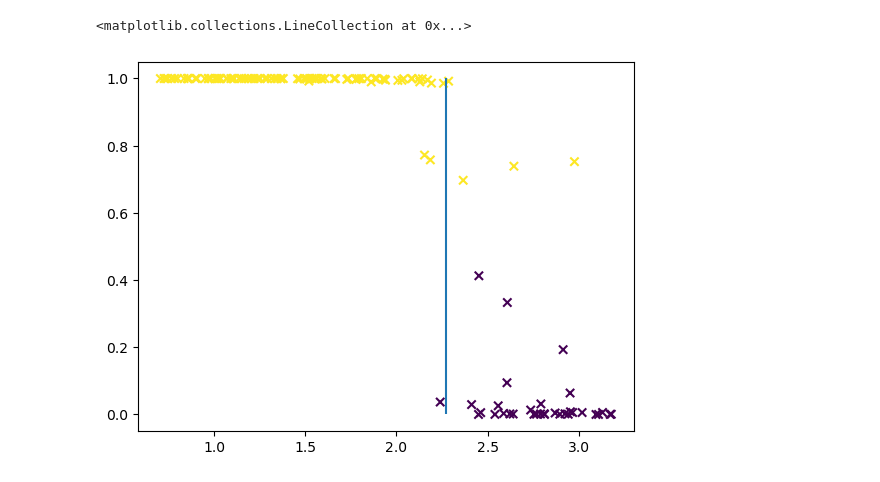
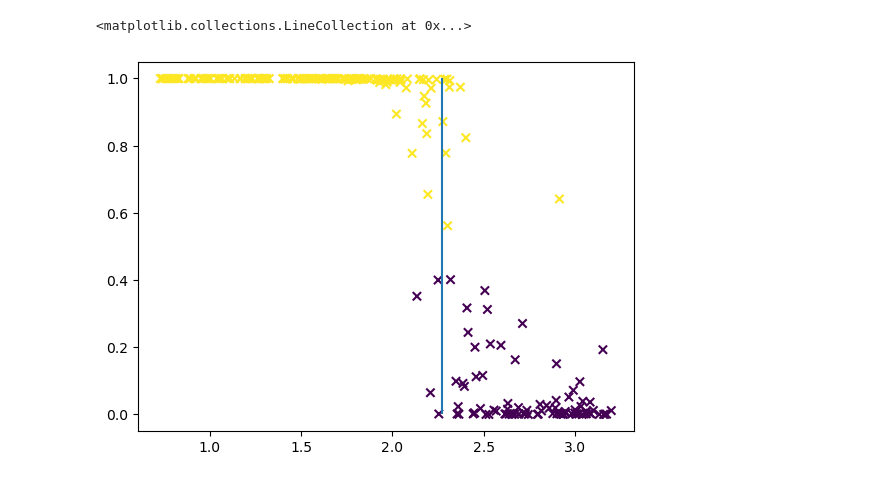
Before and after one commit to feanor3/tesi, a Jupyter notebook: analysis.ipynb, the cells around one changed output. Cells and saved outputs as stored; diff of their text form; code cells hidden in the pictures.

Commit message:
added code to evaluate test data and plot

```diff
--- a/analysis.ipynb
+++ b/analysis.ipynb
@@ -109,15 +99,15 @@ data = data[indices]
 t = t[indices]
 temps = temps[indices]
 
-# splitting data in 60% training, 30% validation, 10% test
-a, b = int(0.7*n), int(0.9*n)
+# splitting data in 80% training, 20% validation, 10% test
+a = int(0.8*n)
 data_train = data[:a]
-data_val = data[a:b]
-data_test = data[b:]
+data_val = data[a:]
+
 
 t_train = t[:a]
-t_val = t[a:b]
-t_test = t[b:]
+t_val = t[a:]
+#temp_test = np.load(f"./data/{L}_temp.npy")
 
 # CLASSIFIER TRAINING
 #clf = MLPBinary(dim_hidden=dim_hidden, tolerance=tol)
@@ -162,2 +153,0 @@ t[i]
-# %%
-clf, data_test, t_test, temps = analysis(10, dim_hidden=20, lr=1e-5, tol=1e-5)
@@ -171,7 +181,7 @@ data_test.shape
 # %%
-out = clf.predict_proba(data_test)
-plt.scatter(temps[b:], out[:,1], marker='x', c=clf.predict(data_test) )
+out = clf.predict_proba(data_val)
+plt.scatter(temps[a:], out[:,1], marker='x', c=clf.predict(data_val) )
 plt.vlines(T_CRIT, 0, 1)
 # %% [output]
 <matplotlib.collections.LineCollection at 0x...>
-[figure, old version]
+[figure, new version]
```
Also changed, not shown: parts of 14 cells of this notebook, 10 other files.
